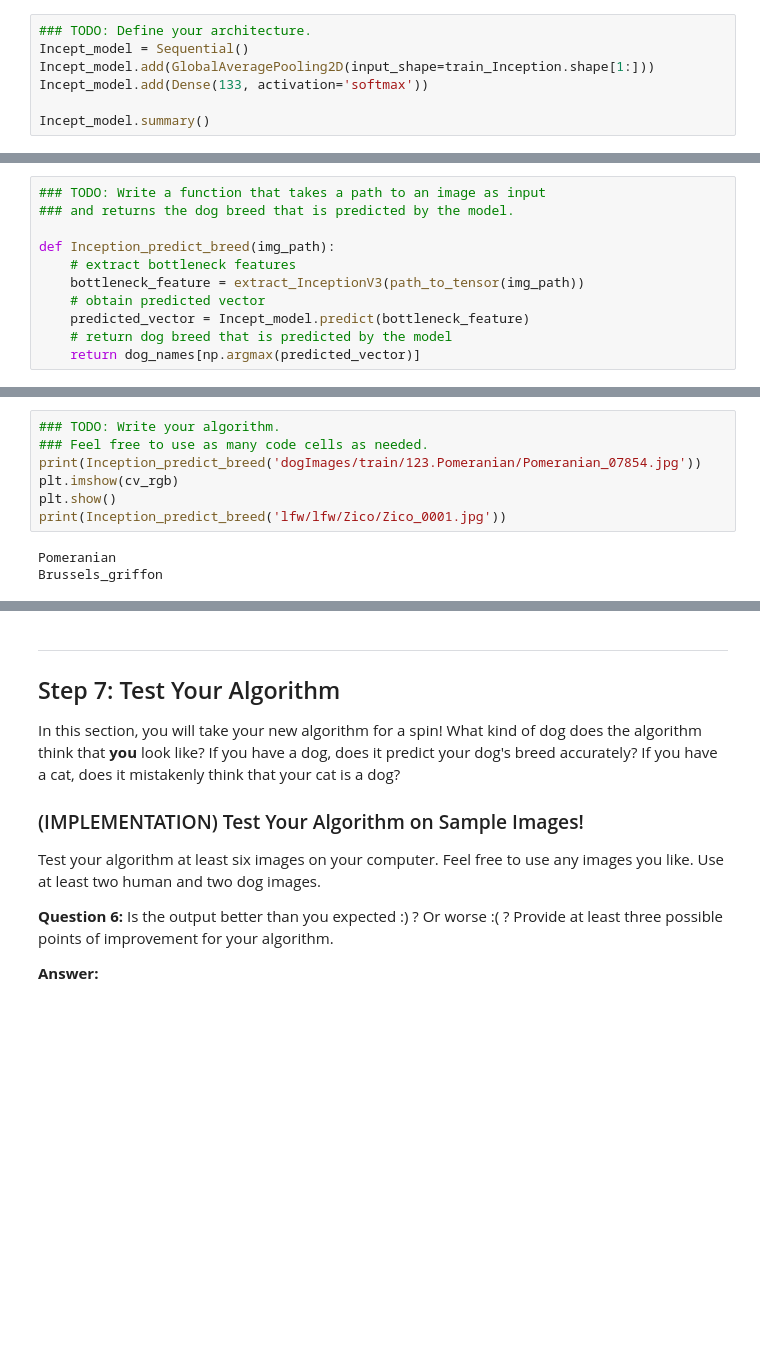
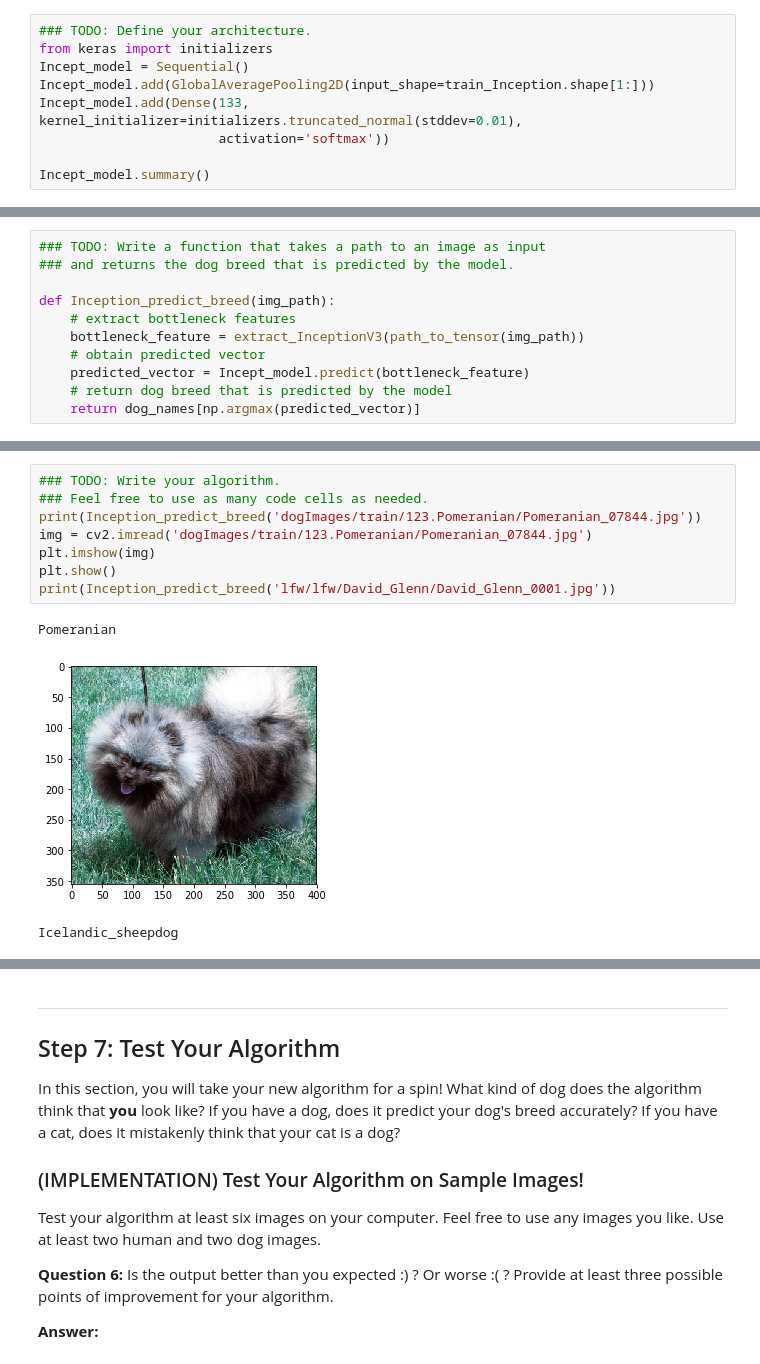
Before and after one commit to vharavu/dog-breed, a Jupyter notebook: dog_app.ipynb, the cells around one changed output, grey strips where cells are left out. Drawn from its saved outputs; the diff is of its cells as text; blank space fills up the shorter version.

```diff
--- a/dog_app.ipynb
+++ b/dog_app.ipynb
@@ -638,9 +638,11 @@ __Question 5:__ Outline the steps you took to get to your final CNN architecture
 __Answer:__
 # %%
 ### TODO: Define your architecture.
+from keras import initializers
 Incept_model = Sequential()
 Incept_model.add(GlobalAveragePooling2D(input_shape=train_Inception.shape[1:]))
-Incept_model.add(Dense(133, activation='softmax'))
+Incept_model.add(Dense(133, kernel_initializer=initializers.truncated_normal(stddev=0.01),
+                       activation='softmax'))
 
 Incept_model.summary()
 # %% [output]
@@ -759,10 +762,12 @@ Some sample output for our algorithm is provided below, but feel free to design
 # %%
 ### TODO: Write your algorithm.
 ### Feel free to use as many code cells as needed.
-print(Inception_predict_breed('dogImages/train/123.Pomeranian/Pomeranian_07854.jpg'))
-plt.imshow(cv_rgb)
+print(Inception_predict_breed('dogImages/train/123.Pomeranian/Pomeranian_07844.jpg'))
+img = cv2.imread('dogImages/train/123.Pomeranian/Pomeranian_07844.jpg')
+plt.imshow(img)
 plt.show()
-print(Inception_predict_breed('lfw/lfw/Zico/Zico_0001.jpg'))
+print(Inception_predict_breed('lfw/lfw/David_Glenn/David_Glenn_0001.jpg'))
 # %% [output]
 Pomeranian
-Brussels_griffon
+[figure, added]
+Icelandic_sheepdog
```
Also changed, not shown: parts of 10 cells of this notebook.
